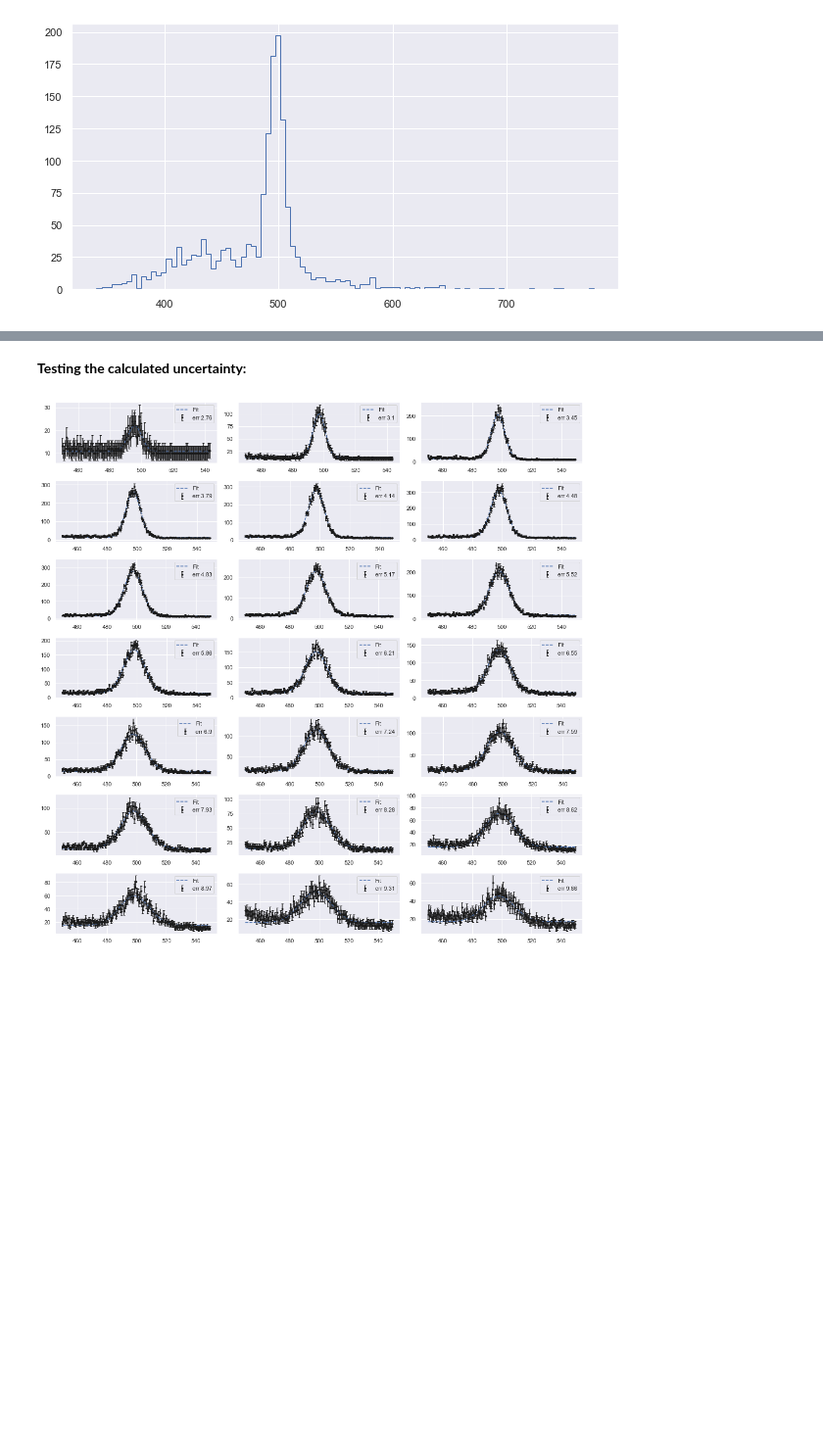
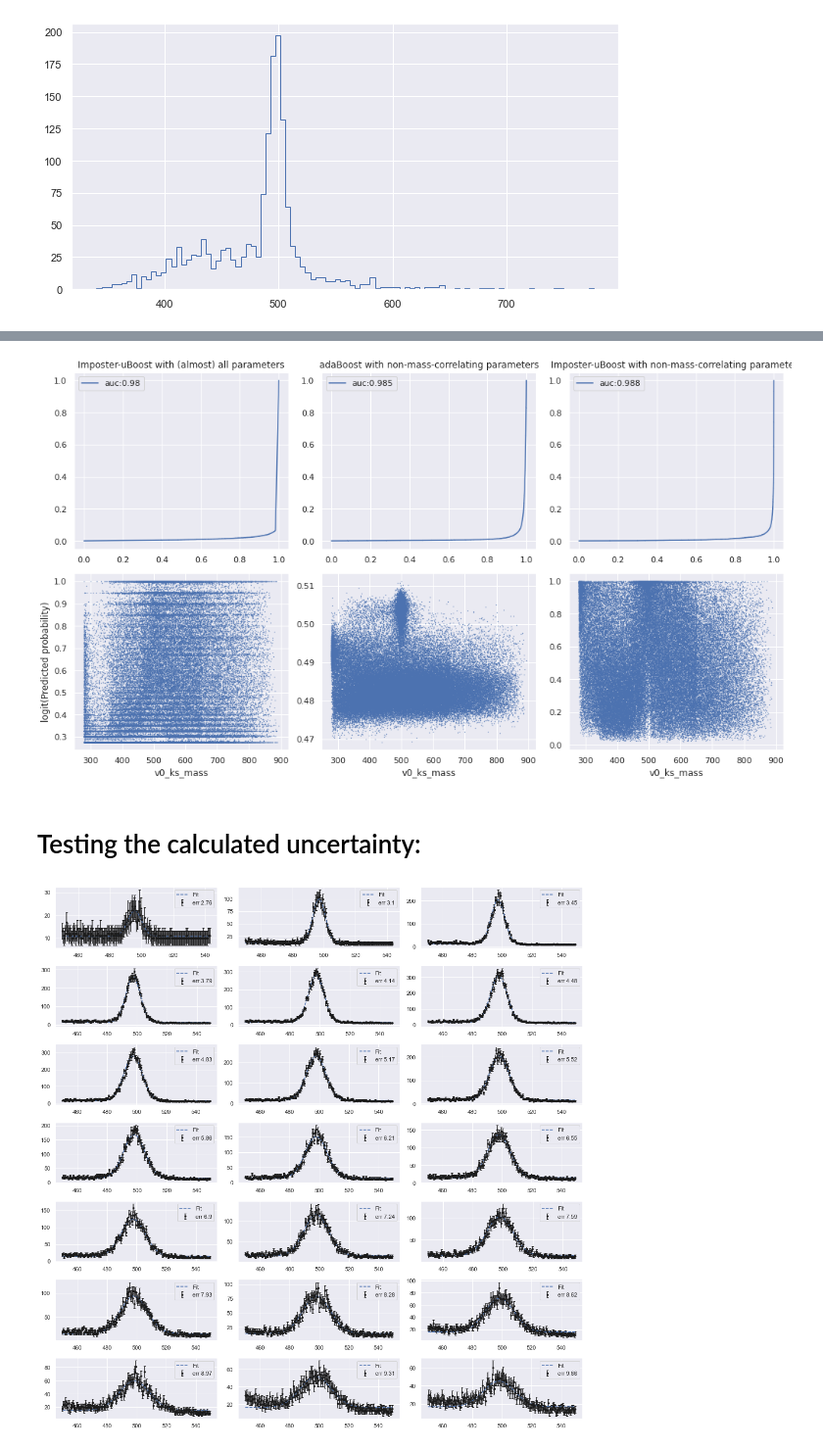
Before and after one commit to JakobSchauser/Blok1Troels, a Jupyter notebook: Keras-, XGboost and UMAPtest.ipynb, the cells around one changed output, grey strips where cells are left out. Shown at 98% size. Saved outputs shown, nothing was run; the diff lists cells and outputs as text; code cells hidden in the pictures; blank space fills up the shorter version.

```diff
--- a/Keras-, XGboost and UMAPtest.ipynb
+++ b/Keras-, XGboost and UMAPtest.ipynb
@@ -290,0 +502,8 @@ plt.show()
+# %%
+bad = np.append(Johanns_decorr,"v0_ks_mass")
+d = df_all[:int(1e4)]
+train_data, train_labels = d[bad],d["trueKs"]
+test_data = d[int(1e4):2*int(1e4)]
+base_tree = AdaBoostClassifier(n_estimators=50, random_state=0)
+clf_bad = uBoostClassifier(uniform_features = ['v0_ks_mass'], uniform_label=0, base_estimator=base_tree,train_features=bad,random_state=420)
+clf_bad.fit(train_data, train_labels)
@@ -290,0 +518,47 @@ plt.show()
+# %%
+dd = df_all[int(1e4):10*int(1e4)]
+test_data,train_labels = dd[allparams],dd["trueKs"]
+
+probau = clf.predict_proba(test_data)
+probad = clf_bad.predict_proba(test_data[bad])
+
+proba = xgmodel.predict_proba(test_data[Johanns_decorr])
+
+tfu = probau[:,1]>0.7
+tf = proba[:,1]>0.7
+# %%
+sns.set()
+fig, axs = plt.subplots(2,3,figsize=(14,8),sharey = False)
+ru = roc_curve(train_labels,probau[:,0])
+aucu = roc_auc_score(train_labels,probau[:,0])
+
+axs[0,0].plot(ru[0],ru[1],label = "auc:{:.3}".format(1-aucu))
+r = roc_curve(train_labels,proba[:,0])
+auc = roc_auc_score(train_labels,proba[:,0])
+axs[0,1].plot(r[0],r[1],label = "auc:{:.3}".format(1-auc))
+
+axs[1,0].scatter(test_data["v0_ks_mass"],logit(probau[:,1]),s=0.1)
+axs[1,1].scatter(test_data["v0_ks_mass"],proba[:,1],s=0.1)
+
+axs[0,0].set_title("Imposter-uBoost with (almost) all parameters")
+axs[0,1].set_title("adaBoost with non-mass-correlating parameters")
+axs[0,2].set_title("Imposter-uBoost with non-mass-correlating parameters")
+
+axs[1,0].set_ylabel("logit(Predicted probability)")
+axs[1,0].set_xlabel("v0_ks_mass")
+axs[1,1].set_xlabel("v0_ks_mass")
+axs[1,2].set_xlabel("v0_ks_mass")
+
+rbad = roc_curve(train_labels,probad[:,0])
+aucbad = roc_auc_score(train_labels,probad[:,0])
+axs[0,2].plot(rbad[0],rbad[1],label = "auc:{:.3}".format(1-aucbad))
+axs[1,2].scatter(test_data["v0_ks_mass"],logit(probad[:,1]),s=0.1)
+fig.tight_layout()
+axs[0,0].legend()
+axs[0,1].legend()
+axs[0,2].legend()
+
+plt.plot()
+sns.reset_orig()
+# %% [output]
+[figure, added]
@@ -291,5 +568,5 @@ plt.show()
 # %% [markdown]
-**Testing the calculated uncertainty:**
+# Testing the calculated uncertainty:
 # %%
 sns.set()
 
```
Also changed, not shown: parts of 21 cells of this notebook, 7 other files.
